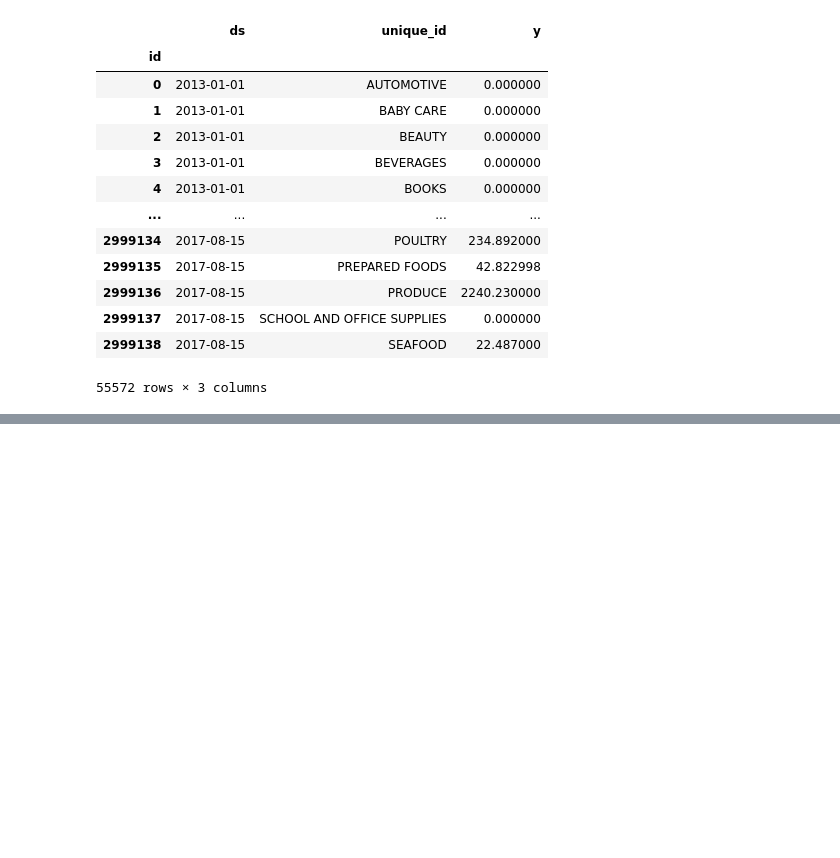
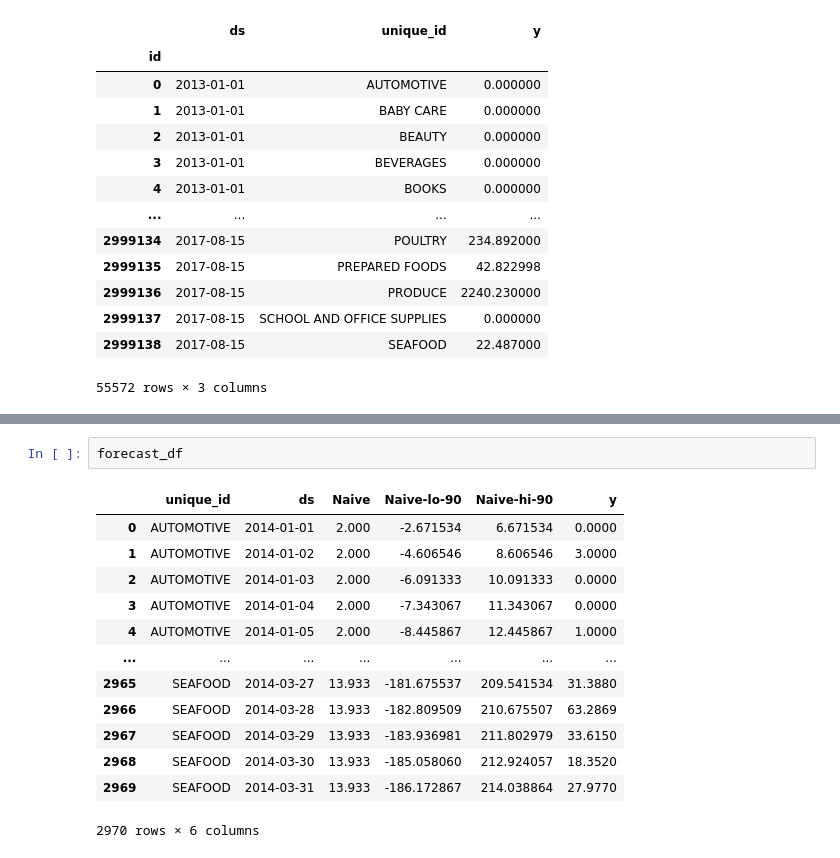
Before and after one commit to camimq/machine_learning_and_time_series, a Jupyter notebook: 03_analise_de_series_temporais/notebooks/aula5_modelando_e_realizando_o_forecasting.ipynb, the cells around one changed output, grey strips where cells are left out. Saved outputs shown, nothing was run; the diff lists cells and outputs as text; blank space fills up the shorter version.

```diff
--- a/03_analise_de_series_temporais/notebooks/aula5_modelando_e_realizando_o_forecasting.ipynb
+++ b/03_analise_de_series_temporais/notebooks/aula5_modelando_e_realizando_o_forecasting.ipynb
@@ -306,0 +337,16 @@ df_loja1
+# %%
+forecast_df
+# %% [output]
+|  | unique_id | ds | Naive | Naive-lo-90 | Naive-hi-90 | y |
+| 0 | AUTOMOTIVE | 2014-01-01 | 2.000 | -2.671534 | 6.671534 | 0.0000 |
+| 1 | AUTOMOTIVE | 2014-01-02 | 2.000 | -4.606546 | 8.606546 | 3.0000 |
+| 2 | AUTOMOTIVE | 2014-01-03 | 2.000 | -6.091333 | 10.091333 | 0.0000 |
+| 3 | AUTOMOTIVE | 2014-01-04 | 2.000 | -7.343067 | 11.343067 | 0.0000 |
+| 4 | AUTOMOTIVE | 2014-01-05 | 2.000 | -8.445867 | 12.445867 | 1.0000 |
+| ... | ... | ... | ... | ... | ... | ... |
+| 2965 | SEAFOOD | 2014-03-27 | 13.933 | -181.675537 | 209.541534 | 31.3880 |
+| 2966 | SEAFOOD | 2014-03-28 | 13.933 | -182.809509 | 210.675507 | 63.2869 |
+| 2967 | SEAFOOD | 2014-03-29 | 13.933 | -183.936981 | 211.802979 | 33.6150 |
+| 2968 | SEAFOOD | 2014-03-30 | 13.933 | -185.058060 | 212.924057 | 18.3520 |
+| 2969 | SEAFOOD | 2014-03-31 | 13.933 | -186.172867 | 214.038864 | 27.9770 |
+2970 rows × 6 columns
```
Also changed, not shown: parts of 8 cells of this notebook.
